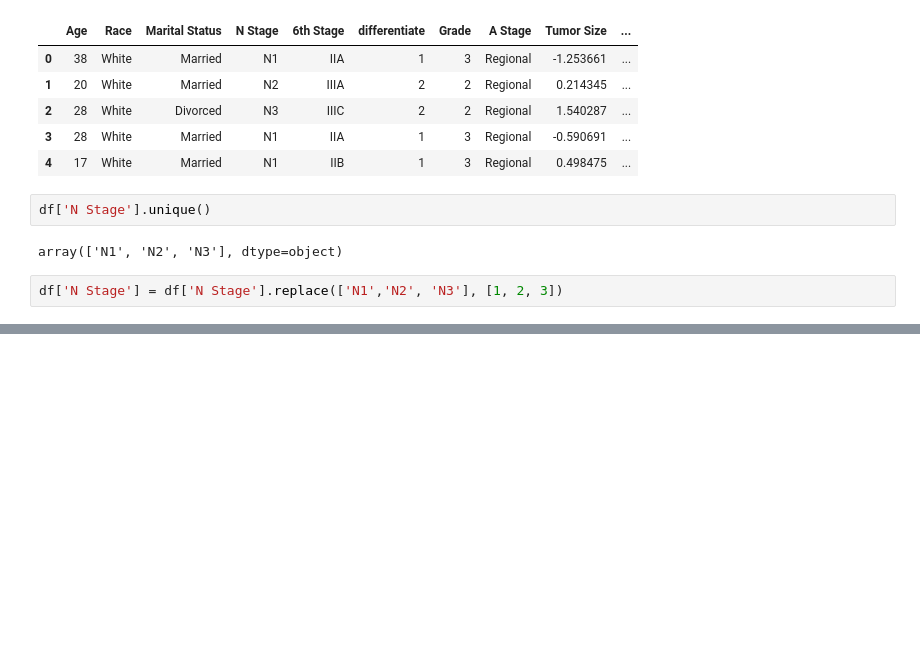
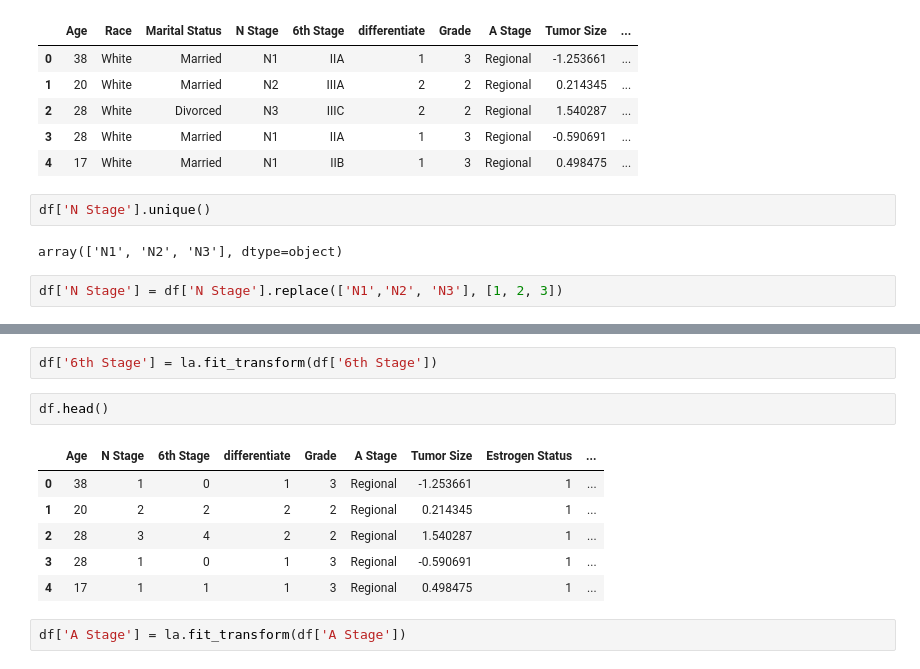
Before and after one commit to ywchanna2001/Breast-Cancer-Prediction, a Jupyter notebook: breast_cancer_prediction.ipynb, the cells around one changed output, grey strips where cells are left out. Cells and saved outputs as stored; diff of their text form; blank space fills up the shorter version.

```diff
--- a/breast_cancer_prediction.ipynb
+++ b/breast_cancer_prediction.ipynb
@@ -462,0 +431,13 @@ df['N Stage'] = df['N Stage'].replace(['N1','N2', 'N3'], [1, 2, 3])
+# %%
+df['6th Stage'] = la.fit_transform(df['6th Stage'])
+# %%
+df.head()
+# %% [output]
+|  | Age | N Stage | 6th Stage | differentiate | Grade | A Stage | Tumor Size | Estrogen Status | ... |
+| 0 | 38 | 1 | 0 | 1 | 3 | Regional | -1.253661 | 1 | ... |
+| 1 | 20 | 2 | 2 | 2 | 2 | Regional | 0.214345 | 1 | ... |
+| 2 | 28 | 3 | 4 | 2 | 2 | Regional | 1.540287 | 1 | ... |
+| 3 | 28 | 1 | 0 | 1 | 3 | Regional | -0.590691 | 1 | ... |
+| 4 | 17 | 1 | 1 | 1 | 3 | Regional | 0.498475 | 1 | ... |
+# %%
+df['A Stage'] = la.fit_transform(df['A Stage'])
```
Also changed, not shown: parts of 27 cells of this notebook.
